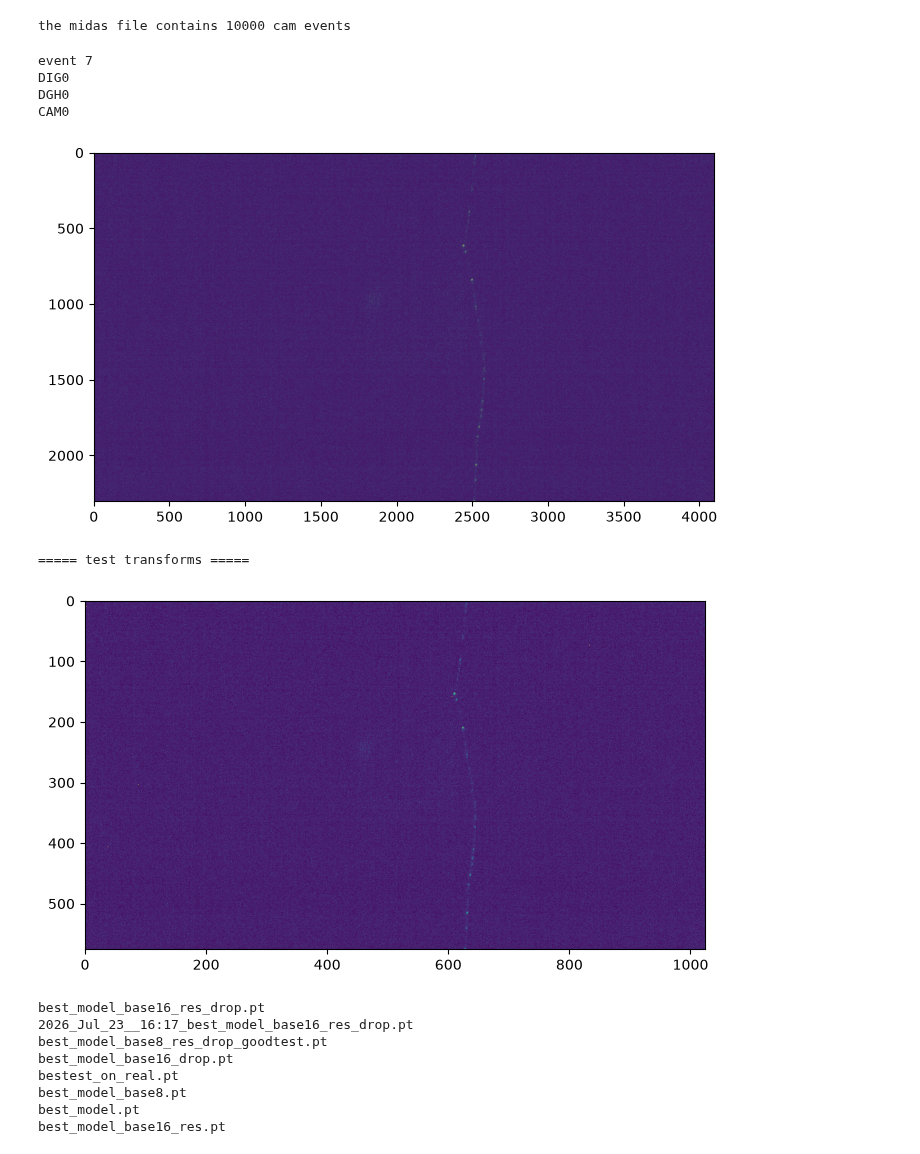
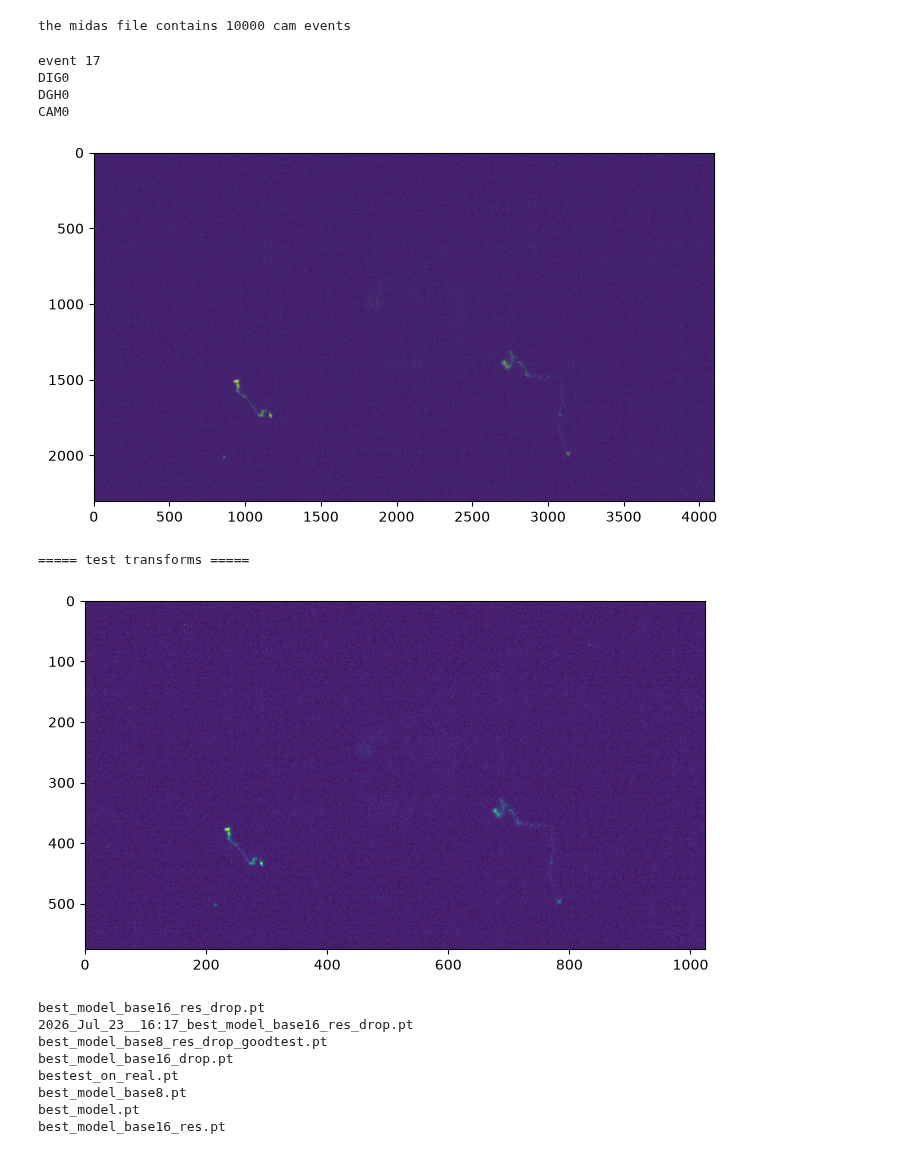
Before and after one commit to FrankJRix/cygnet, a Jupyter notebook: midas_test.ipynb, the cells around one changed output. Drawn from its saved outputs; the diff is of its cells as text; code cells hidden in the pictures.

```diff
--- a/midas_test.ipynb
+++ b/midas_test.ipynb
@@ -71,20 +71,20 @@ mmm = MidasWrapper(f_path, True)
 # %% [output]
 the midas file contains 10000 cam events
 # %%
-pic_num = 7
-# 2
+pic_num = 17
+# 2 15
 
 img = mmm.get_event_cam(pic_num)
 
 plt.figure(figsize=(8,8))
 plt.imshow(img, vmin=cygnet.picmin, vmax=cygnet.picmax)
 plt.show()
 # %% [output]
-event 7
+event 17
 DIG0
 DGH0
 CAM0
-[figure, old version]
+[figure, new version]
 # %%
 print("===== test transforms =====")
 
@@ -98,7 +98,7 @@ plt.show()
 in_img = cygnet.itrtr(d_img)
 # %% [output]
 ===== test transforms =====
-[figure, old version]
+[figure, new version]
 # %%
 import os
 
```
Also changed, not shown: parts of 1 cell of this notebook, 1 other file.
